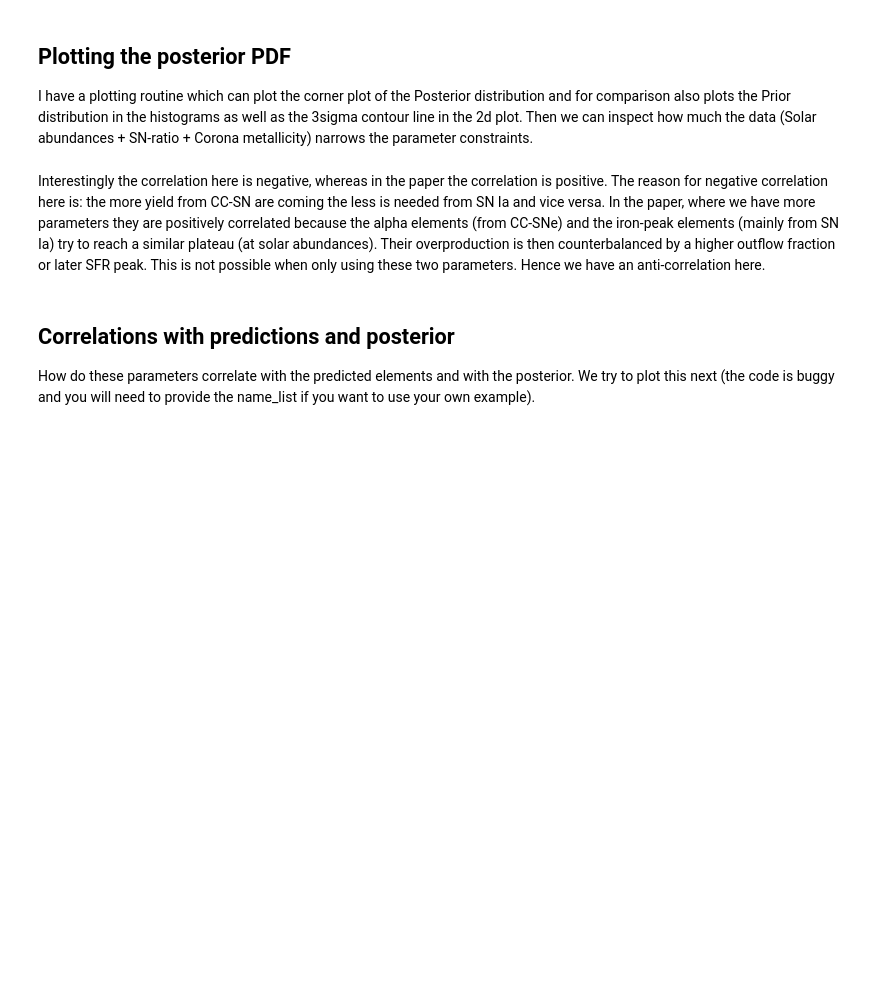
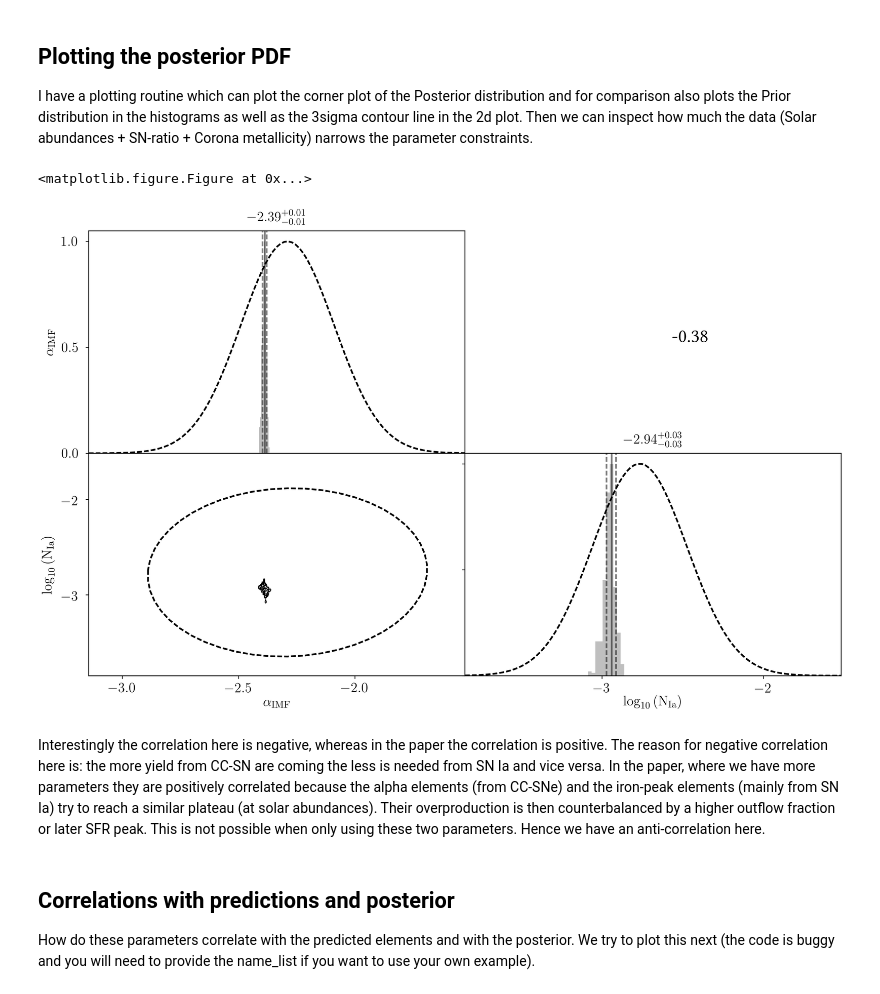
Before and after one commit to jan-rybizki/Chempy, a Jupyter notebook: tutorials/6-Bayesian_inference_with_MCMC.ipynb, the cells around one changed output. Drawn from its saved outputs; the diff is of its cells as text; code cells hidden in the pictures; blank space fills up the shorter version.

```diff
--- a/tutorials/6-Bayesian_inference_with_MCMC.ipynb
+++ b/tutorials/6-Bayesian_inference_with_MCMC.ipynb
@@ -76,8 +91,11 @@ I have a plotting routine which can plot the corner plot of the Posterior distri
 # %%
 # Corner plot of the posterior distribution in comparison to the Prior
 
 from Chempy.plot_mcmc import plot_mcmc_chain
-plot_mcmc_chain('mcmc/0/', use_scale = True)
+plot_mcmc_chain('mcmc/', use_scale = True)
+# %% [output]
+<matplotlib.figure.Figure at 0x...>
+[figure, added]
 # %% [markdown]
 Interestingly the correlation here is negative, whereas in the paper the correlation is positive. The reason for negative correlation here is: the more yield from CC-SN are coming the less is needed from SN Ia and vice versa. In the paper, where we have more parameters they are positively correlated because the alpha elements (from CC-SNe) and the iron-peak elements (mainly from SN Ia) try to reach a similar plateau (at solar abundances). Their overproduction is then counterbalanced by a higher outflow fraction or later SFR peak. This is not possible when only using these two parameters. Hence we have an anti-correlation here.
 # %% [markdown]
```
Also changed, not shown: parts of 4 cells of this notebook, 7 other files.
